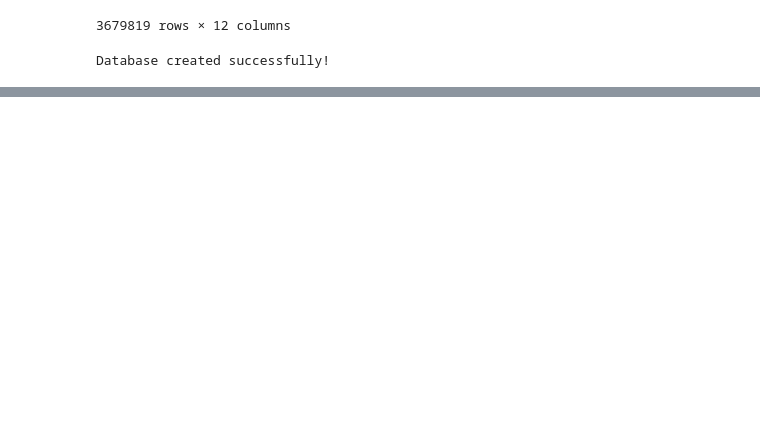
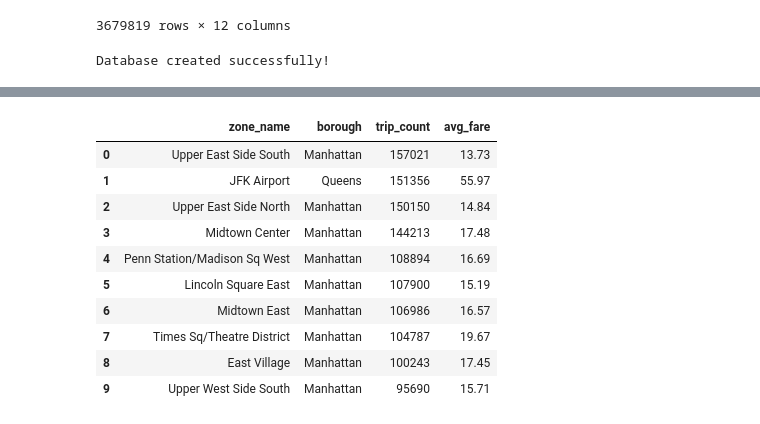
Before and after one commit to sogandghiami/Uber_taxi, a Jupyter notebook: nyc_yellow_taxi_analysis.ipynb, the cells around one changed output, grey strips where cells are left out. Saved outputs shown, nothing was run; the diff lists cells and outputs as text; code cells hidden in the pictures; blank space fills up the shorter version.

```diff
--- a/nyc_yellow_taxi_analysis.ipynb
+++ b/nyc_yellow_taxi_analysis.ipynb
@@ -331,0 +352,29 @@ Database created successfully!
+# %%
+query0 = '''
+SELECT
+  dl.zone_name,
+  dl.borough,
+  count(*) as trip_count,
+  round(avg(ft.fare_amount),2) as avg_fare
+
+FROM fact_trip ft
+JOIN dim_location dl on ft.pickup_location_id = dl.location_id
+GROUP BY dl.zone_name , dl.borough
+ORDER BY trip_count desc
+LIMIT 10
+'''
+
+result0 = pd.read_sql_query(query0, conn)
+result0
+# %% [output]
+|  | zone_name | borough | trip_count | avg_fare |
+| 0 | Upper East Side South | Manhattan | 157021 | 13.73 |
+| 1 | JFK Airport | Queens | 151356 | 55.97 |
+| 2 | Upper East Side North | Manhattan | 150150 | 14.84 |
+| 3 | Midtown Center | Manhattan | 144213 | 17.48 |
+| 4 | Penn Station/Madison Sq West | Manhattan | 108894 | 16.69 |
+| 5 | Lincoln Square East | Manhattan | 107900 | 15.19 |
+| 6 | Midtown East | Manhattan | 106986 | 16.57 |
+| 7 | Times Sq/Theatre District | Manhattan | 104787 | 19.67 |
+| 8 | East Village | Manhattan | 100243 | 17.45 |
+| 9 | Upper West Side South | Manhattan | 95690 | 15.71 |
```
Also changed, not shown: parts of 5 cells of this notebook.
